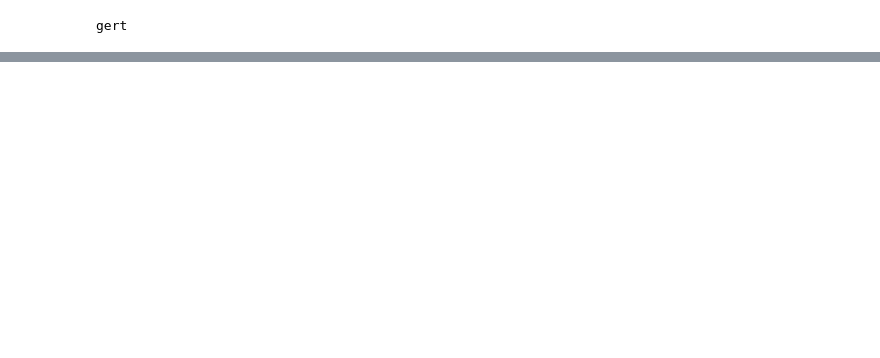
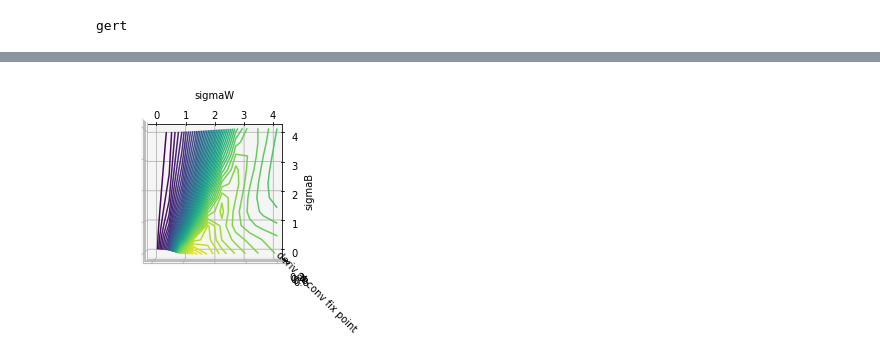
Before and after one commit to saroyas/deep_chaos, a Jupyter notebook: workbook5.ipynb, the cells around one changed output, grey strips where cells are left out. Saved outputs shown, nothing was run; the diff lists cells and outputs as text; code cells hidden in the pictures; blank space fills up the shorter version.

Commit message:
pics of how the fix point changes, maybe something else too

```diff
--- a/workbook5.ipynb
+++ b/workbook5.ipynb
@@ -219,3 +220,10 @@ ax.view_init(90, -90)
 print("gert")
 # %% [output]
 gert
+# %%
+sigmaW_range = np.linspace(0.001, 4, 10)
+sigmaB_range = np.linspace(0.001, 4, 10)
+X, Y = np.meshgrid(sigmaW_range, sigmaB_range)
+
+deriv_cmap_vec = np.vectorize(deriv_cmap_at_fix_point, excluded = ["dropout"])
+Z = deriv_cmap_vec(X, Y, dropout = 0.99)
@@ -221,0 +248,17 @@ gert
+# %%
+fig = plt.figure()
+ax = plt.axes(projection='3d')
+ax.contour3D(X, Y, Z, 50)
+ax.set_xlabel('sigmaW')
+ax.set_ylabel('sigmaB')
+ax.set_zlabel('deriv at conv fix point')
+
+xx, yy = np.meshgrid(range(0,5, 1), range(0,5,1))
+zz = xx*0 + yy*0 + 0.7
+
+#ax.plot_surface(xx, yy, zz, alpha=0.5, color="red")
+
+ax.view_init(90, -90)
+plt.savefig('conv_deriv_at_dropout_0_99.png')
+# %% [output]
+[figure, added]
```
Also changed, not shown: parts of 4 cells of this notebook, 10 other files.
